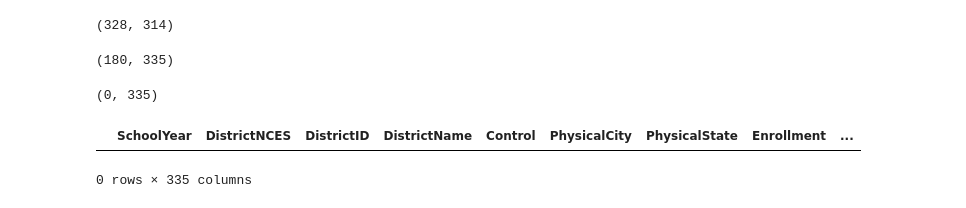
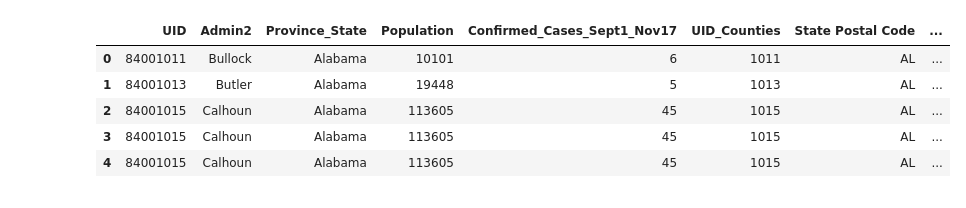
Before and after one commit to NalaniKai/data-512-final, a Jupyter notebook: Covid19ImpactOnEducation.ipynb, the cells around one changed output. Saved outputs shown, nothing was run; the diff lists cells and outputs as text; code cells hidden in the pictures.

```diff
--- a/Covid19ImpactOnEducation.ipynb
+++ b/Covid19ImpactOnEducation.ipynb
@@ -167,0 +155,18 @@ df_counties['County FIPS Mod'] = df_counties['County FIPS'].apply(lambda f: int(
+# %%
+#combine the state and county FIPS to join with the covid cases dataset
+df_counties = pd.read_csv("Data/County_SchoolDistrict_Intermediary/sdlist-19.csv", encoding='gbk')
+df_counties["FIPS"] = df_counties.apply(lambda r: str(r["State FIPS"]) + "0" + str(r["County FIPS"]) if len(str(r["State FIPS"])) == 1 else str(r["State FIPS"]) + str(r["County FIPS"]), axis=1)
+df_counties = df_counties.drop(columns=["State FIPS", "County FIPS"], axis=1)
+
+def is_integer(n):
+    try:
+        float(n)
+    except ValueError:
+        return False
+    else:
+        return float(n).is_integer()
+
+#convert to int
+df_counties['FIPS'] = df_counties['FIPS'].apply(lambda f: int(f) if is_integer(f) else -1)
+df_counties = df_counties[df_counties['FIPS'] > -1]
+df_counties.head()
@@ -168,20 +180,11 @@ df_counties['County FIPS Mod'] = df_counties['County FIPS'].apply(lambda f: int(
 # %%
-covid_cases_county = pd.merge(df_daily, df_counties, how='inner', left_on='UID_Counties', right_on='County FIPS Mod')
-covid_cases_county.shape
+#get the number of confirmed covid19 cases by school district per county
+covid_cases_county = pd.merge(covid_cases, df_counties, how='inner', left_on='UID_Counties', right_on='FIPS')
+covid_cases_county.head()
 # %% [output]
-(328, 314)
+|  | UID | Admin2 | Province_State | Population | Confirmed_Cases_Sept1_Nov17 | UID_Counties | State Postal Code | ... |
+| 0 | 84001011 | Bullock | Alabama | 10101 | 6 | 1011 | AL | ... |
+| 1 | 84001013 | Butler | Alabama | 19448 | 5 | 1013 | AL | ... |
+| 2 | 84001015 | Calhoun | Alabama | 113605 | 45 | 1015 | AL | ... |
+| 3 | 84001015 | Calhoun | Alabama | 113605 | 45 | 1015 | AL | ... |
+| 4 | 84001015 | Calhoun | Alabama | 113605 | 45 | 1015 | AL | ... |
-# %%
-covid_cases_schools = pd.merge(df_covid, covid_cases_county, how='inner', left_on='DistrictName', right_on='School District Name')
-covid_cases_schools.shape
-# %% [output]
-(180, 335)
-# %%
-covid_cases_schools = covid_cases_schools[covid_cases_schools["UID_Counties"] != 0]
-covid_cases_schools.shape
-# %% [output]
-(0, 335)
-# %%
-covid_cases_schools.head()
-# %% [output]
-|  | SchoolYear | DistrictNCES | DistrictID | DistrictName | Control | PhysicalCity | PhysicalState | Enrollment | ... |
-0 rows × 335 columns
```
Also changed, not shown: parts of 13 cells of this notebook, 9 other files.
